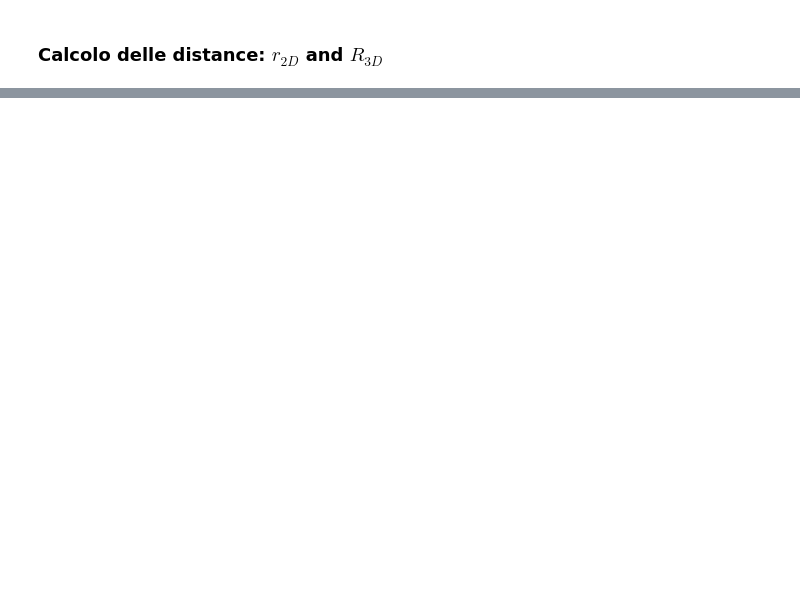
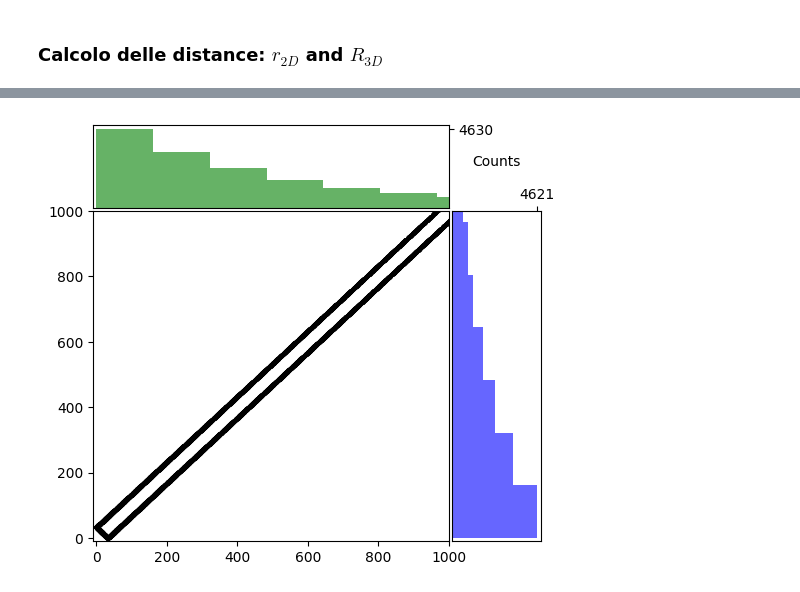
Before and after one commit to pietroferraiuolo/GRASP, a Jupyter notebook: scripts/n6121_analysis.ipynb, the cells around one changed output, grey strips where cells are left out. Cells and saved outputs as stored; diff of their text form; code cells hidden in the pictures; blank space fills up the shorter version.

```diff
--- a/scripts/n6121_analysis.ipynb
+++ b/scripts/n6121_analysis.ipynb
@@ -821,0 +561,3 @@ grasp.plots.properMotion(gc_sample, s=0.05, alpha=1)
+# %%
+gc_sample.apply_conditions('parallax>0.05', inplace=True)
+N=len(gc_sample)
@@ -983,0 +568,9 @@ In the end, using the GC formula is recommended, as it is computed on the actual
+# %%
+gc_sample['ang_sep'] = ff.compute("Angular Separation", data={"alpha_{1}": (gc_sample.ra*u.deg).to(u.rad).value, "delta_{1}": (gc_sample.dec*u.deg).to(u.rad).value}, asarray=True) * u.deg
+gc_sample['los_distance'] = ff.compute('los_distance', data={'omega': gc_sample.parallax.value}, asarray=True) * u.kpc
+gc_sample['d_BV'] = ff.compute('gc_z_coordinate', data={r'r_{c}': [gc_sample.gc.dist.value/1000]*N, r'r_{x}': gc_sample.los_distance.value}, asarray=True) * u.kpc
+gc_sample['d'] = ff.compute('gc_z_coordinate', data={r'r_{c}': [1/gc_sample.gc.px[0].value]*N, r'r_{x}': gc_sample.los_distance.value}, asarray=True) * u.kpc
+gc_sample['r2d_BV'] = ff.compute('radial_distance_2d', data={r'r_{c}': [gc_sample.gc.dist.value/1000]*N, 'theta': gc_sample.ang_sep.to(u.rad).value}, asarray=True) * u.kpc
+gc_sample['r2d'] = ff.compute('radial_distance_2d', data={r'r_{c}': [1/gc_sample.gc.px[0].value]*N, 'theta': gc_sample.ang_sep.to(u.rad).value}, asarray=True) * u.kpc
+gc_sample['r3d_BV'] = ff.compute('radial_distance_3d', data={'d': gc_sample.d_BV.to(u.pc).value, 'r_{2}': gc_sample.r2d_BV.to(u.pc).value}, asarray=True) * u.pc
+gc_sample['r3d'] = ff.compute('radial_distance_3d', data={'d': gc_sample.d.to(u.pc).value, 'r_{2}': gc_sample.r2d.to(u.pc).value}, asarray=True) * u.pc
@@ -983,0 +595,15 @@ In the end, using the GC formula is recommended, as it is computed on the actual
+# %%
+gc_sample['ra'] = gc_sample.ra * (u.deg)
+gc_sample['dec'] = gc_sample.dec * (u.deg)
+gc_sample['pmra'] = gc_sample.pmra * (u.mas / u.yr)
+gc_sample['pmdec'] = gc_sample.pmdec * (u.mas / u.yr)
+gc_sample['parallax'] = gc_sample.parallax * (u.mas)
+# %%
+gc_sample['los_distance'] = gc_sample.r2d_BV.to(u.pc)
+gc_sample['d_BV'] = gc_sample.r2d.to(u.pc)
+gc_sample['d'] = gc_sample.r2d.to(u.pc)
+gc_sample['r2d_BV'] = gc_sample.r2d_BV.to(u.pc)
+gc_sample['r2d'] = gc_sample.r2d.to(u.pc)
+
+
+gc_sample.info()
@@ -983,0 +627,4 @@ In the end, using the GC formula is recommended, as it is computed on the actual
+# %%
+grasp.plots.doubleHistScatter(gc_sample.r3d_BV.value, gc_sample.r3d.value, xlim=(-10,1000), ylim=(-10,1000))
+# %% [output]
+[figure, added]
```
Also changed, not shown: parts of 92 cells of this notebook, 1 other file.
